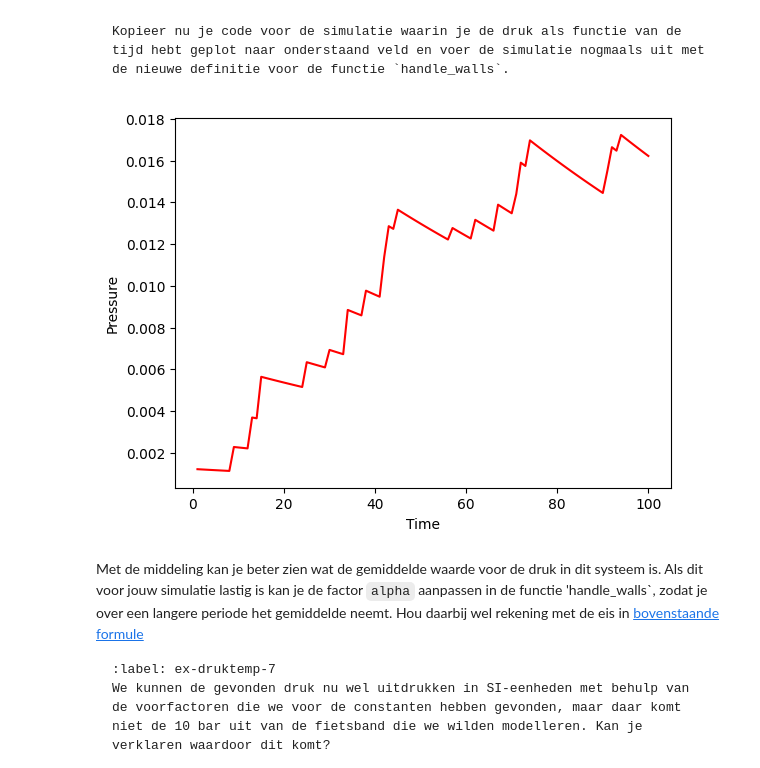
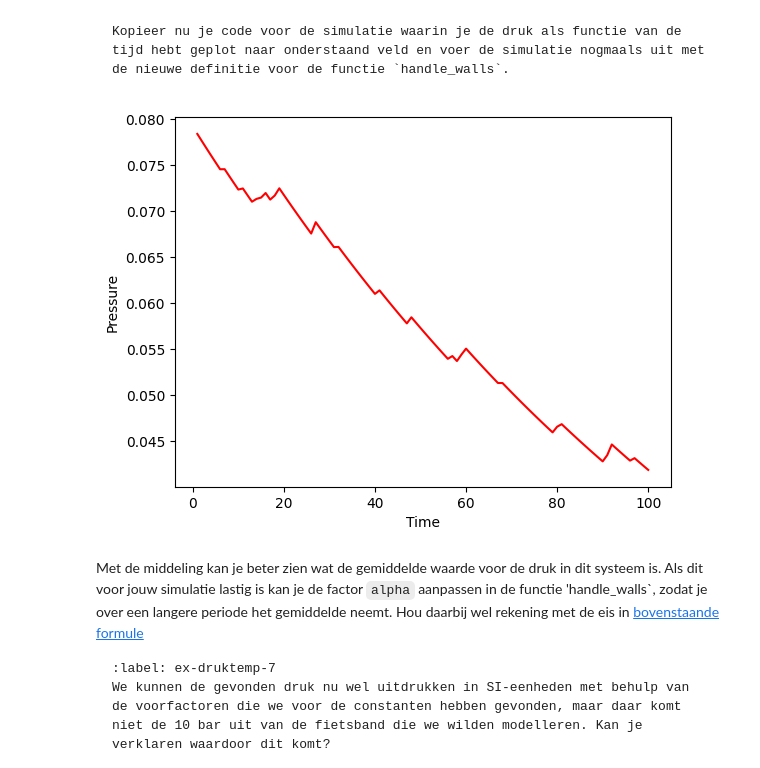
Before and after one commit to Jz-Mo/thermolab, a Jupyter notebook: Content/PySim/5_druktemp.ipynb, the cells around one changed output. Saved outputs shown, nothing was run; the diff lists cells and outputs as text; code cells hidden in the pictures.

```diff
--- a/Content/PySim/5_druktemp.ipynb
+++ b/Content/PySim/5_druktemp.ipynb
@@ -222,7 +222,7 @@ create_particles(particles)
 for i in range(100):
     take_time_step(particles)
     # vastleggen van temperatuur per tijdstap
-    temperatures[i] = temperature(particles)
+    temperatures[i] = temperature(particles) * 0.83*1e-20
 
 plt.figure()
 plt.xlabel('Time')
@@ -385,22 +381,21 @@ Kopieer nu je code voor de simulatie waarin je de druk als functie van de tijd h
 # %%
 # Geef je oplossing
 
 #your code/answer
+particles = []
+create_particles(particles)
 pressures = np.zeros(100, dtype=float)
 for i in range(100):
-    for p in particles:
-        p.update_position()
-    handle_walls(particles)
-    handle_collisions(particles)
+    take_time_step(particles)
     pressures[i] = pressure
 
 plt.figure()
 plt.plot(times, pressures, c='red')
 plt.xlabel('Time')
 plt.ylabel('Pressure')
 plt.show()
 # %% [output]
-[figure, old version]
+[figure, new version]
 # %% [markdown]
 Met de middeling kan je beter zien wat de gemiddelde waarde voor de druk in dit systeem is. Als dit voor jouw simulatie lastig is kan je de factor `alpha` aanpassen in de functie 'handle_walls`, zodat je over een langere periode het gemiddelde neemt. Hou daarbij wel rekening met de eis in [bovenstaande formule](int_norm)
 
```
Also changed, not shown: parts of 6 cells of this notebook, 1 other file.
